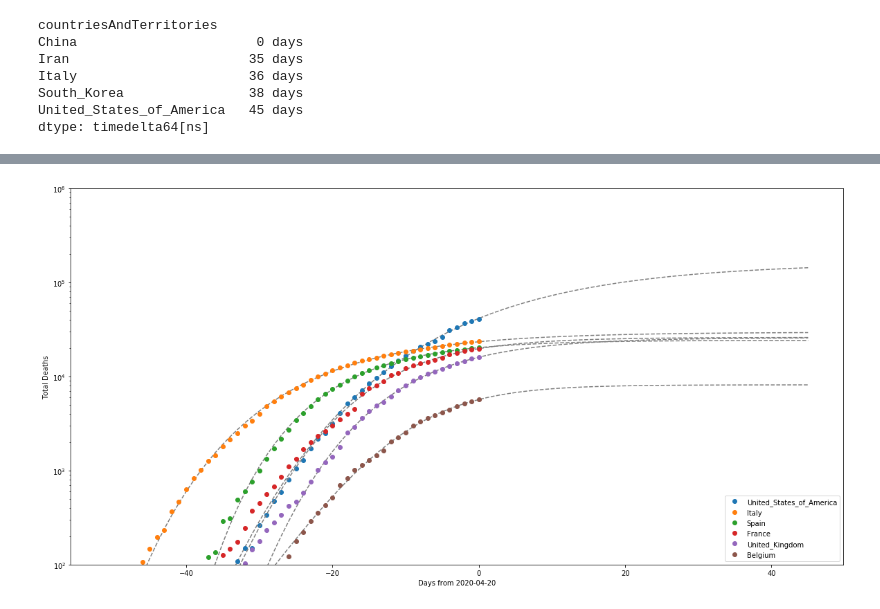
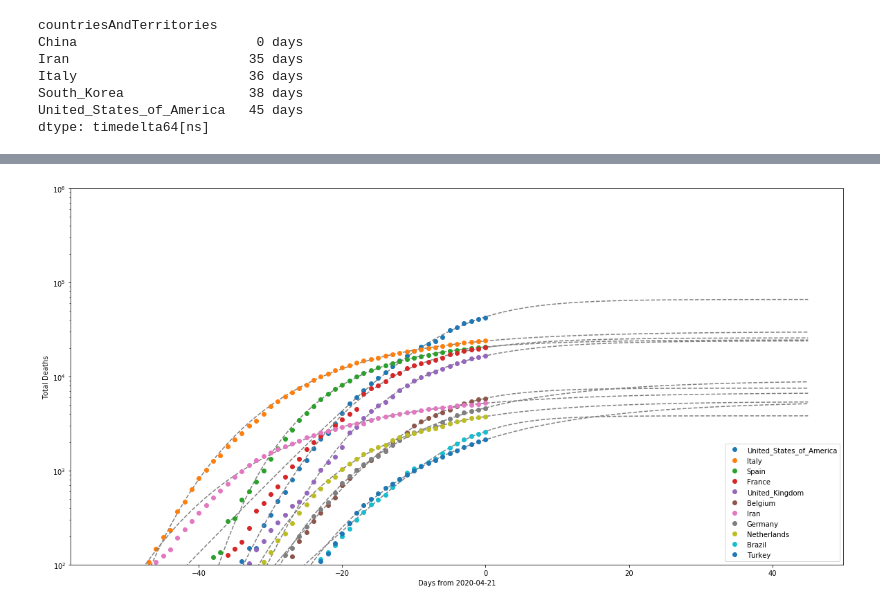
Before and after one commit to markjcarman/covid-19, a Jupyter notebook: covid.ipynb, the cells around one changed output, grey strips where cells are left out. Drawn from its saved outputs; the diff is of its cells as text; code cells hidden in the pictures.

```diff
--- a/covid.ipynb
+++ b/covid.ipynb
@@ -337,7 +337,9 @@ plt.ylabel("Total Deaths");
 
 plt.figure(figsize=(20,10))
 
-for col in df_deaths_cum.iloc[:,:7]:
+for col in df_deaths_cum.iloc[:,:12]:
+    if col=='China' :  # problem with recent china data, so skip it
+        continue
     ydata = df_deaths_cum[col]
     ydata = ydata[ydata > 20]
     xdata = np.array(range(len(ydata)))
@@ -358,7 +360,9 @@ plt.legend(loc=0);
 
 plt.figure(figsize=(20,10))
 
-for col in df_deaths_cum.iloc[:,1:7]:
+for col in df_deaths_cum.iloc[:,1:12]:
+    if col=='China' :  # problem with recent china data, so skip it
+        continue
     ydata = df_deaths_cum[col]
     ydata = ydata[ydata > 20]
     xdata = np.array(range(len(ydata)))
@@ -378,23 +382,25 @@ plt.legend(loc=0);
 # %%
 # log scale on the y-axis
 
 plt.figure(figsize=(20,10))
 
-for col in df_deaths_cum.iloc[:,:6]:
+for col in df_deaths_cum.iloc[:,:12]:
+    if col=='China' :  # problem with recent china data, so skip it
+        continue
     ydata = df_deaths_cum[col]
     ydata = ydata[ydata > 20]
     xdata = np.array(range(len(ydata)))
     popt, pcov = curve_fit(generalised_logistic, xdata, ydata, sigma=np.power(decay,np.array(range(len(ydata)))), absolute_sigma=True, bounds=bounds, p0=p0, maxfev=10000)
     xpred = np.array(range(len(ydata)+45))
     ypred = generalised_logistic(xpred, *popt)
     offset = -len(ydata)+1
     plt.plot(xpred+offset, ypred, '--', color='grey')
     plt.plot(xdata+offset, ydata, 'o', label=col)
 
 plt.ylabel("Total Deaths")
 plt.yscale('log')
 plt.ylim([100,1000000])
 plt.xlabel("Days from "+str(df0['dateRep'].max().date()))
 plt.legend(loc=4);
 # %% [output]
-[figure, old version]
+[figure, new version]
```
Also changed, not shown: parts of 22 cells of this notebook.
